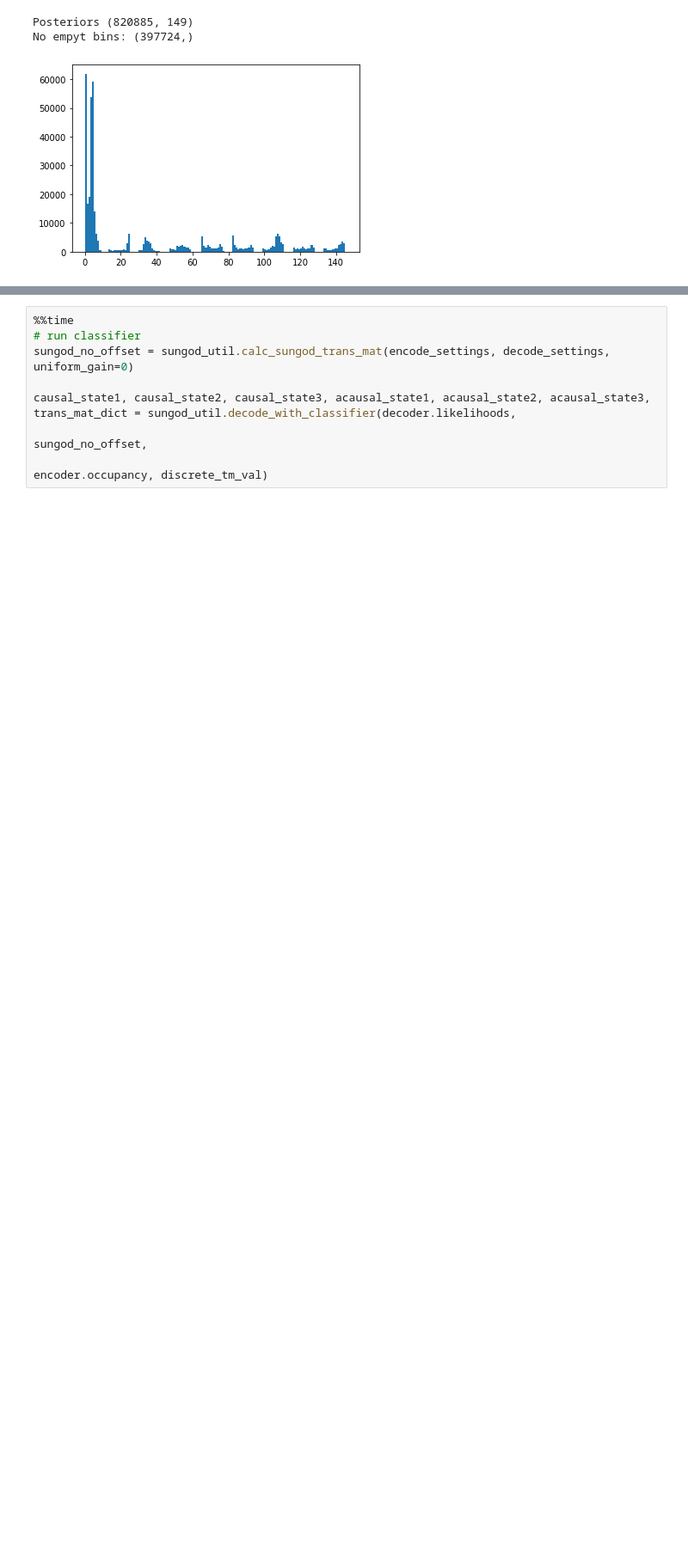
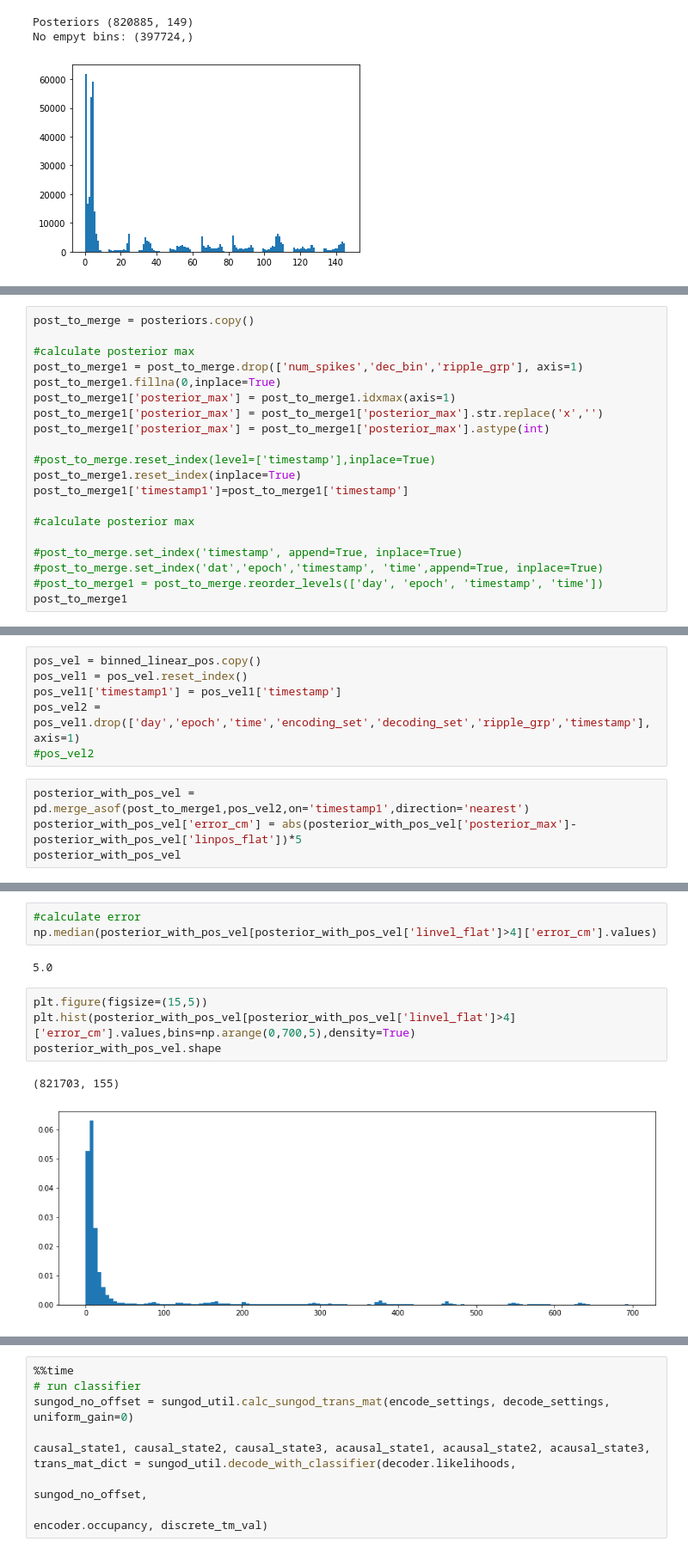
Before and after one commit to trevortknguyen/spykshrk_realtime, a Jupyter notebook: jupyter-notebooks/MEC_Decoding_functionalized.ipynb, the cells around one changed output, grey strips where cells are left out. Shown at 86% size. Saved outputs shown, nothing was run; the diff lists cells and outputs as text; blank space fills up the shorter version.

```diff
--- a/jupyter-notebooks/MEC_Decoding_functionalized.ipynb
+++ b/jupyter-notebooks/MEC_Decoding_functionalized.ipynb
@@ -344,0 +435,20 @@ No empyt bins: (397724,)
+# %%
+post_to_merge = posteriors.copy()
+
+#calculate posterior max
+post_to_merge1 = post_to_merge.drop(['num_spikes','dec_bin','ripple_grp'], axis=1)
+post_to_merge1.fillna(0,inplace=True)
+post_to_merge1['posterior_max'] = post_to_merge1.idxmax(axis=1)
+post_to_merge1['posterior_max'] = post_to_merge1['posterior_max'].str.replace('x','')
+post_to_merge1['posterior_max'] = post_to_merge1['posterior_max'].astype(int)
+
+#post_to_merge.reset_index(level=['timestamp'],inplace=True)
+post_to_merge1.reset_index(inplace=True)
+post_to_merge1['timestamp1']=post_to_merge1['timestamp']
+
+#calculate posterior max
+
+#post_to_merge.set_index('timestamp', append=True, inplace=True)
+#post_to_merge.set_index('dat','epoch','timestamp', 'time',append=True, inplace=True)
+#post_to_merge1 = post_to_merge.reorder_levels(['day', 'epoch', 'timestamp', 'time'])
+post_to_merge1
@@ -344,0 +474,10 @@ No empyt bins: (397724,)
+# %%
+pos_vel = binned_linear_pos.copy()
+pos_vel1 = pos_vel.reset_index()
+pos_vel1['timestamp1'] = pos_vel1['timestamp']
+pos_vel2 = pos_vel1.drop(['day','epoch','time','encoding_set','decoding_set','ripple_grp','timestamp'], axis=1)
+#pos_vel2
+# %%
+posterior_with_pos_vel = pd.merge_asof(post_to_merge1,pos_vel2,on='timestamp1',direction='nearest')
+posterior_with_pos_vel['error_cm'] = abs(posterior_with_pos_vel['posterior_max']-posterior_with_pos_vel['linpos_flat'])*5
+posterior_with_pos_vel
@@ -345,2 +503,14 @@ No empyt bins: (397724,)
+# %%
+#calculate error
+np.median(posterior_with_pos_vel[posterior_with_pos_vel['linvel_flat']>4]['error_cm'].values)
+# %% [output]
+5.0
+# %%
+plt.figure(figsize=(15,5))
+plt.hist(posterior_with_pos_vel[posterior_with_pos_vel['linvel_flat']>4]['error_cm'].values,bins=np.arange(0,700,5),density=True)
+posterior_with_pos_vel.shape
+# %% [output]
+(821703, 155)
+[figure, added]
 # %%
 # TEMPORARY: save posteriors and position
```
Also changed, not shown: parts of 13 cells of this notebook, 1 other file.
